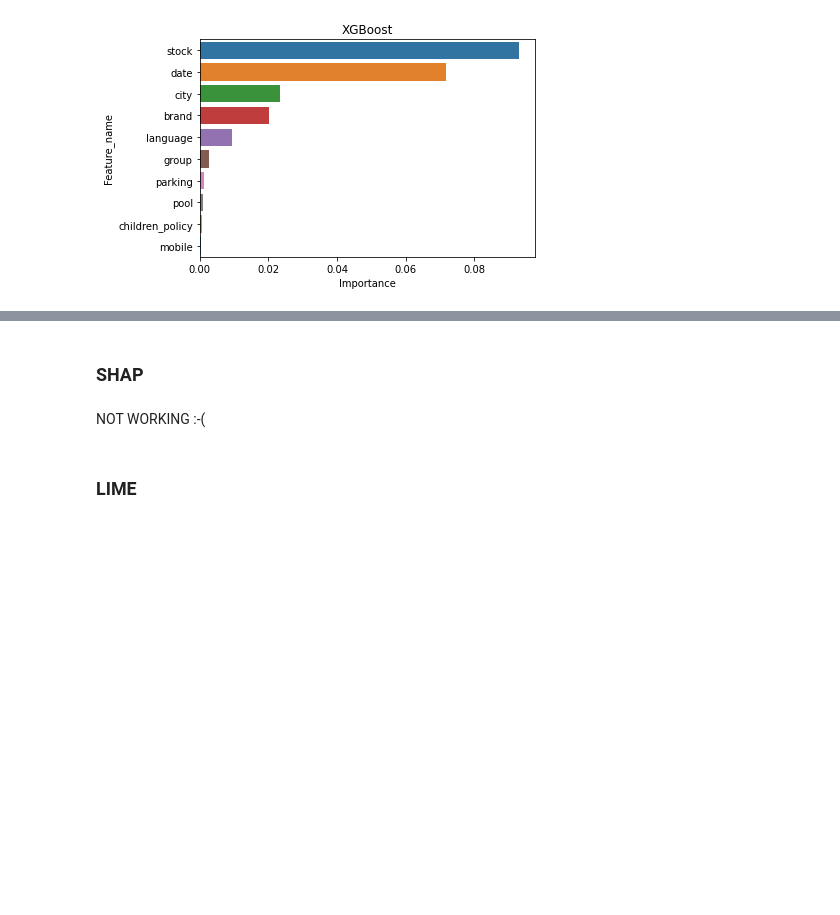
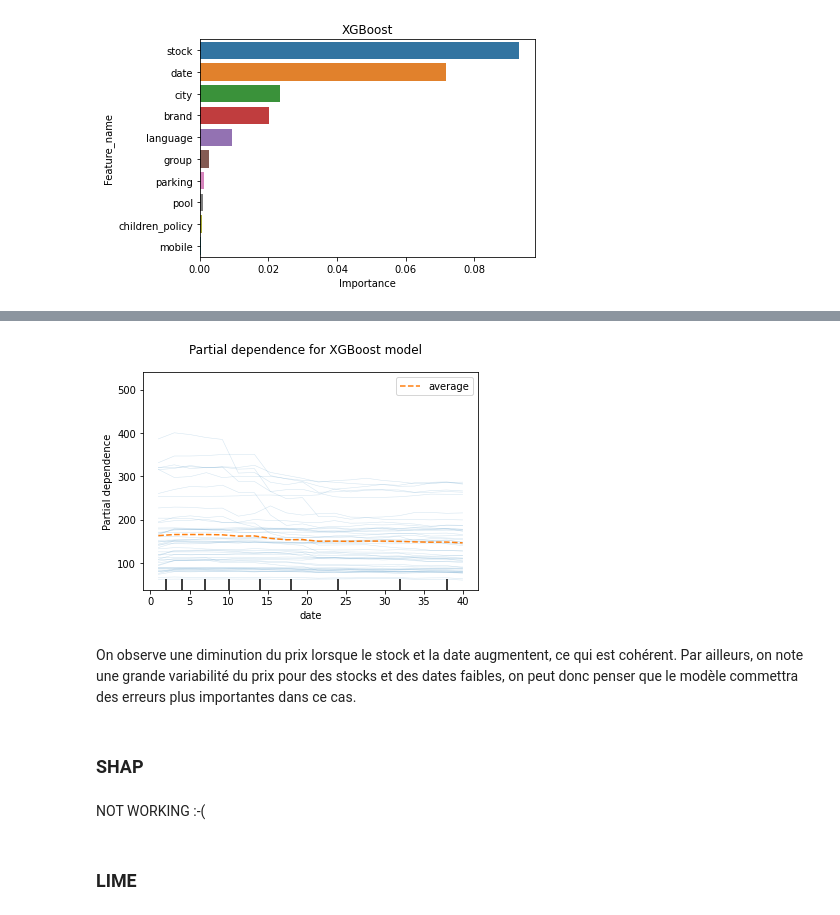
Before and after one commit to TryoenJ/Defi-IA, a Jupyter notebook: GIT-Final/analysis.ipynb, the cells around one changed output, grey strips where cells are left out. Saved outputs shown, nothing was run; the diff lists cells and outputs as text; code cells hidden in the pictures; blank space fills up the shorter version.

```diff
--- a/GIT-Final/analysis.ipynb
+++ b/GIT-Final/analysis.ipynb
@@ -289,7 +299,29 @@ Par ailleurs, on note une grande variabilité du prix pour des stocks et des dat
+# %%
+top_features = features_importance.Feature_name[2:3].values
+display = PartialDependenceDisplay.from_estimator(
+    model,
+    X_test,
+    top_features,
+    kind="both",
+    subsample=50,
+    n_jobs=1,
+    n_cols=1,
+    grid_resolution=20,
+    random_state=42,
+    ice_lines_kw={"color": "tab:blue", "alpha": 0.2, "linewidth": 0.5},
+    pd_line_kw={"color": "tab:orange", "linestyle": "--"}
+)
+display.figure_.suptitle(f"Partial dependence for {model_name} model")
+display.figure_.subplots_adjust(hspace=0.3)
+# %% [output]
+[figure, added]
+# %% [markdown]
+On observe une diminution du prix lorsque le stock et la date augmentent, ce qui est cohérent.
+Par ailleurs, on note une grande variabilité du prix pour des stocks et des dates faibles, on peut donc penser que le modèle commettra des erreurs plus importantes dans ce cas.
 # %% [markdown]
 ### SHAP
-# %% [markdown]
-NOT WORKING :-(
+# %% [markdown]
+NOT WORKING :-(
 # %%
 #shap.initjs() #needed to plot results directly on the notebook
 
```
Also changed, not shown: parts of 56 cells of this notebook.
